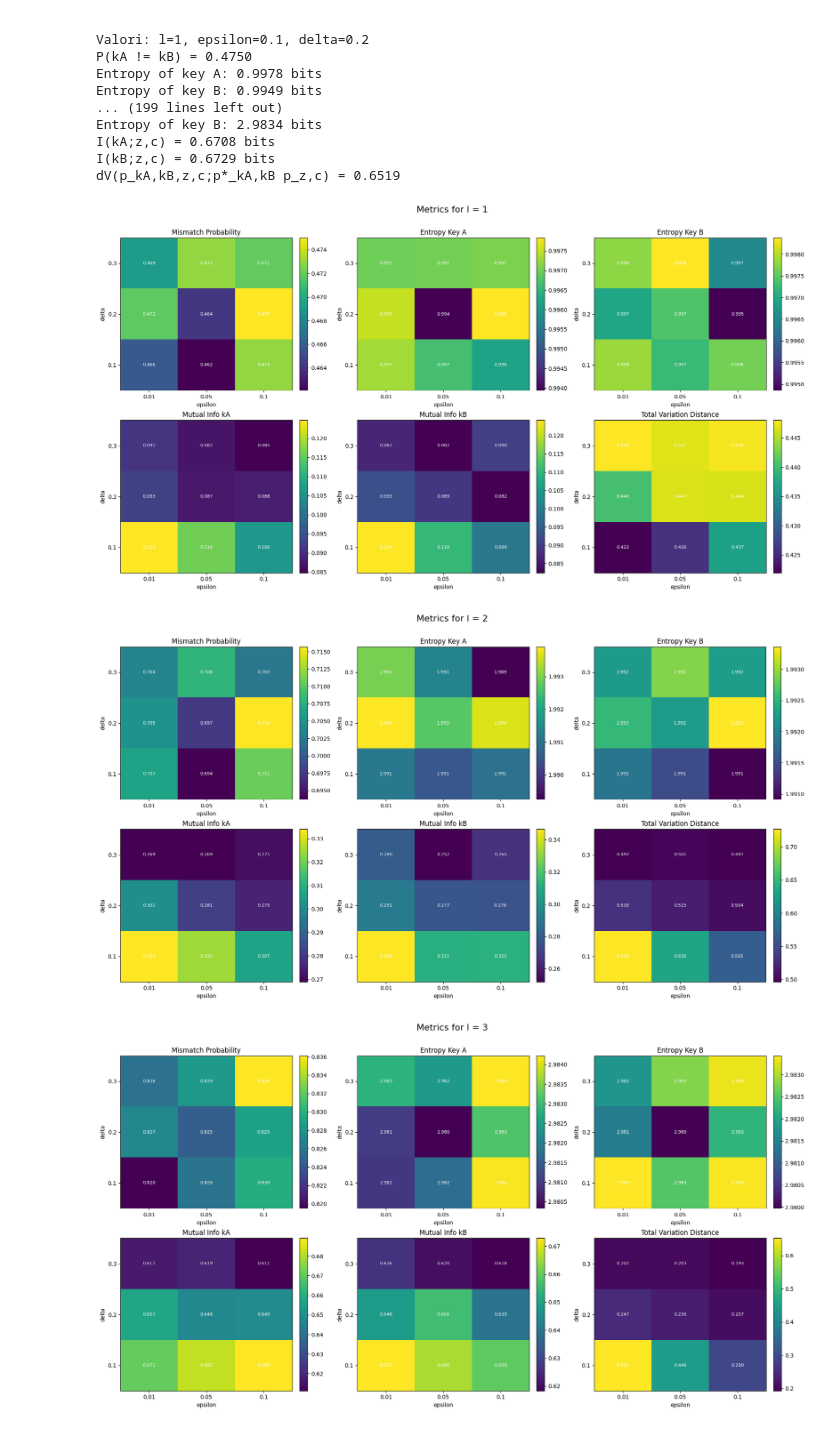
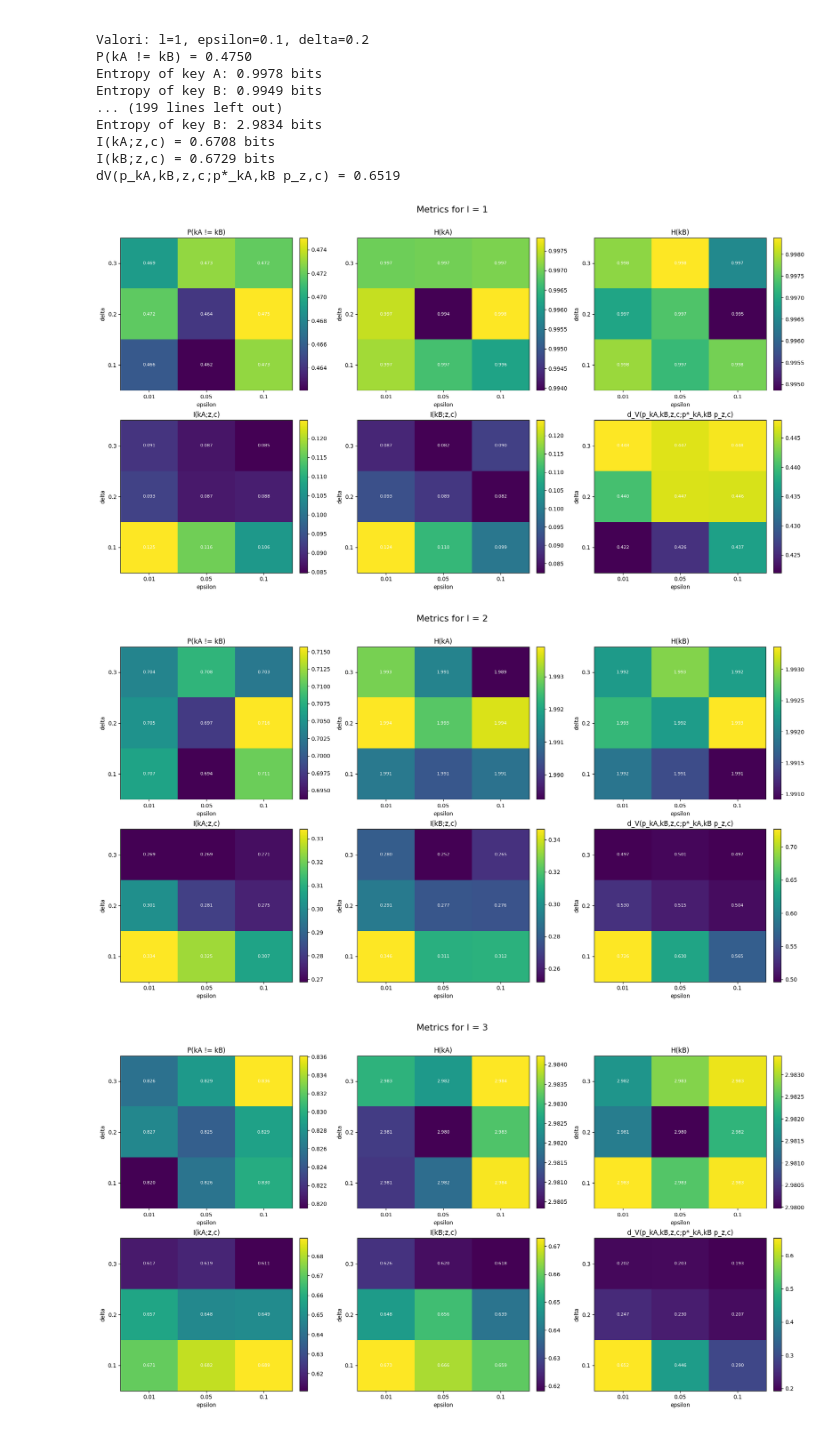
Before and after one commit to Massimo-Vettorello/Lab4I-S, a Jupyter notebook: code_sudormrf.ipynb, the cells around one changed output. Saved outputs shown, nothing was run; the diff lists cells and outputs as text; code cells hidden in the pictures.

Commit message:
Changed plot's labels

```diff
--- a/code_sudormrf.ipynb
+++ b/code_sudormrf.ipynb
@@ -759,12 +759,12 @@ dV(p_kA,kB,z,c;p*_kA,kB p_z,c) = 0.6519
 # %%
 metrics = ['mismatch_prob', 'H_ka', 'H_kb', 'mutual_kA', 'mutual_kB', 'tvd']
 titles = [
-    "Mismatch Probability",
-    "Entropy Key A",
-    "Entropy Key B",
-    "Mutual Info kA",
-    "Mutual Info kB",
-    "Total Variation Distance"
+    "P(kA != kB)",
+    "H(kA)",
+    "H(kB)",
+    "I(kA;z,c)",
+    "I(kB;z,c)",
+    "d_V(p_kA,kB,z,c;p*_kA,kB p_z,c)"
 ]
 for i in range(1, 4):
     l_fissato = i
@@ -773,33 +773,33 @@ for i in range(1, 4):
     deltas = sorted({k[2] for k in data.keys() if k[0] == l_fissato}, reverse=True)
 
     fig, axs = plt.subplots(2, 3, figsize=(18, 10))
 
     for idx, metric in enumerate(metrics):
         # Costruisci la matrice dei valori
         matrix = np.zeros((len(deltas), len(epsilons)))
         for i, delta_val in enumerate(deltas):
             for j, epsilon_val in enumerate(epsilons):
                 matrix[i, j] = data[(l_fissato, epsilon_val, delta_val)][metric]
         ax = axs[idx // 3, idx % 3]
         im = ax.imshow(matrix, aspect='auto', cmap='viridis', origin='upper')
         ax.set_xticks(np.arange(len(epsilons)))
         ax.set_yticks(np.arange(len(deltas)))
         ax.set_xticklabels(epsilons)
         ax.set_yticklabels(deltas)
         ax.set_xlabel("epsilon")
         ax.set_ylabel("delta")
         ax.set_title(titles[idx])
         # Annotazioni sui valori
         for i in range(len(deltas)):
             for j in range(len(epsilons)):
                 ax.text(j, i, f"{matrix[i, j]:.3f}", ha="center", va="center", color="w", fontsize=8)
         fig.colorbar(im, ax=ax, fraction=0.046, pad=0.04)
 
     plt.tight_layout()
     plt.subplots_adjust(top=0.9)
     plt.suptitle(f"Metrics for l = {l_fissato}", fontsize=16)
     plt.show()
 # %% [output]
-[figure, old version]
+[figure, new version]
-[figure, old version]
+[figure, new version]
-[figure, old version]
+[figure, new version]
```
